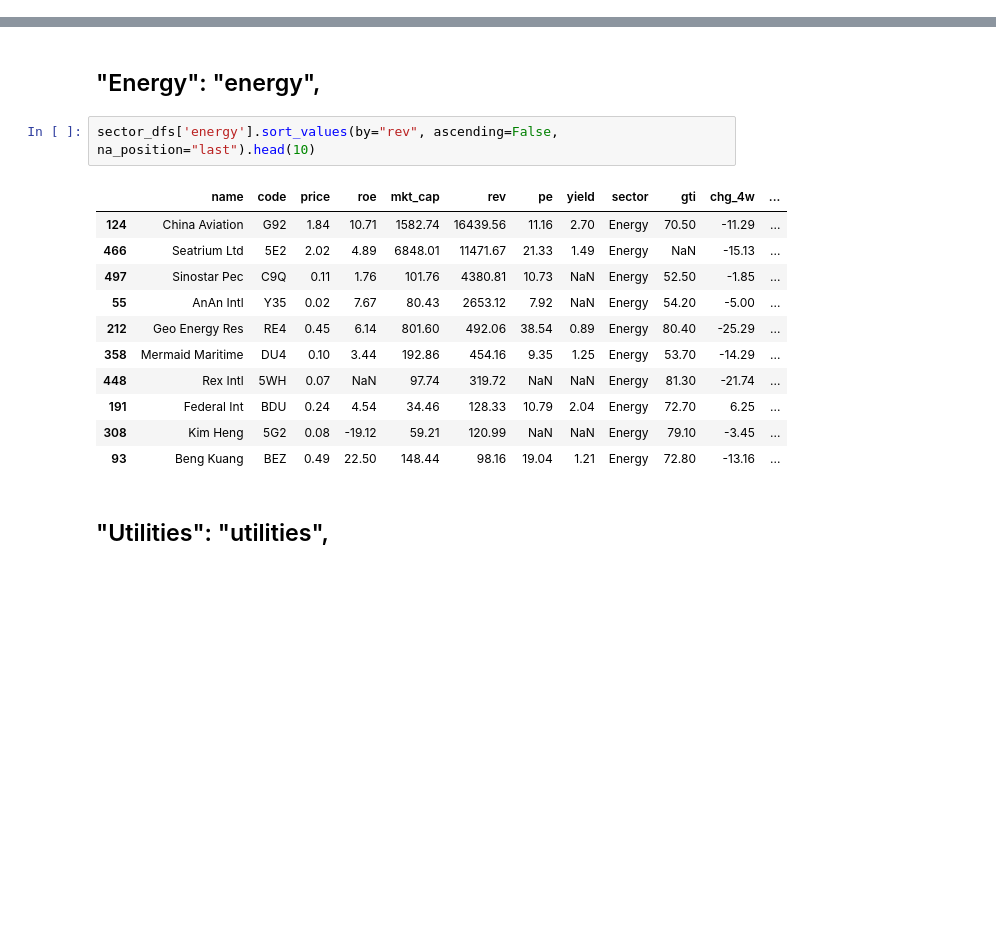
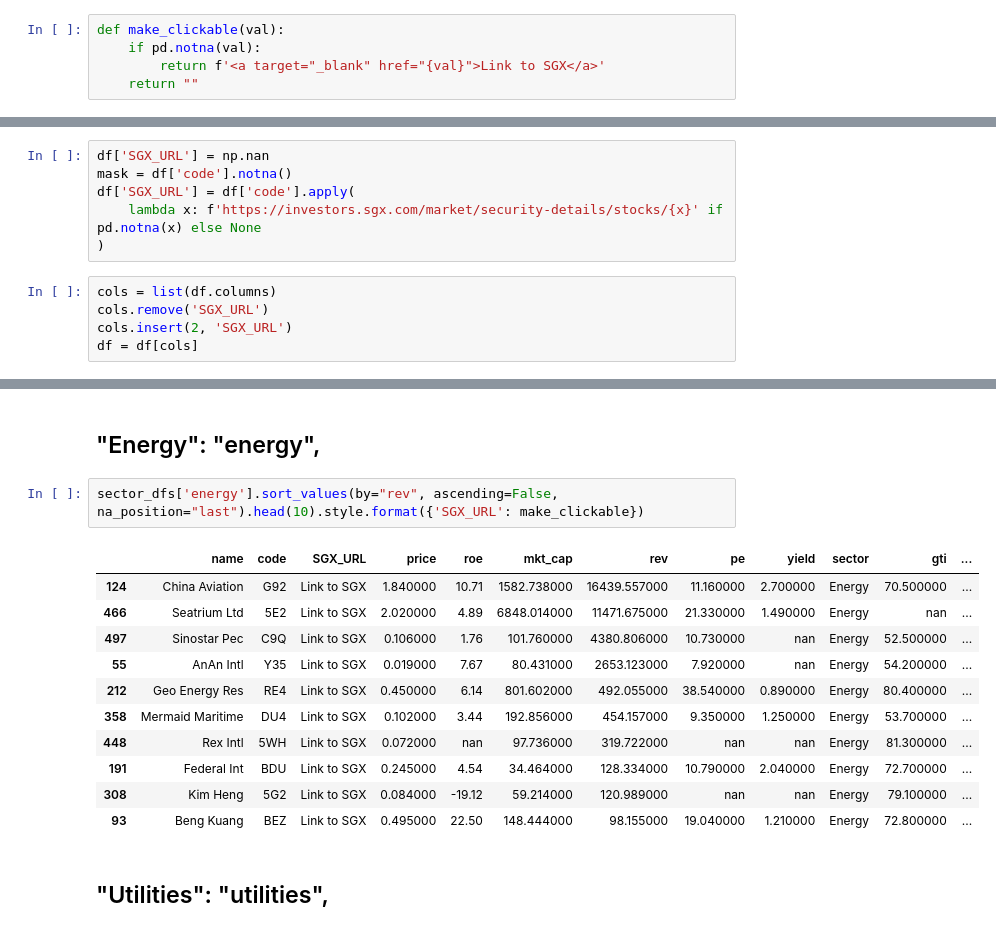
Before and after one commit to mrsmmori1234/notebooks_rep, a Jupyter notebook: notebooks/sgx_securities.ipynb, the cells around one changed output, grey strips where cells are left out. Saved outputs shown, nothing was run; the diff lists cells and outputs as text; blank space fills up the shorter version.

```diff
--- a/notebooks/sgx_securities.ipynb
+++ b/notebooks/sgx_securities.ipynb
@@ -57,6 +27,11 @@ Loading: /home/mrsmmori/notebooks/Win_Downloads/Stock Screener Data 7 Jun 11-8-2
 | 2 | AsiaMedic | 505 | 0.02 | 13.34 | SGD 26.4 | SGD 35.221 | 13.14 | NaN | Healthcare | ... |
 | 3 | Fuji Offset | 508 | 0.73 | 2.33 | SGD 43.736 | SGD 3.274 | 48.34 | 0.68 | Industrials | ... |
 | 4 | DISA | 532 | 0.00 | -137.72 | SGD 14.09 | SGD 2.667 | NaN | NaN | Technology | ... |
+# %%
+def make_clickable(val):
+    if pd.notna(val):
+        return f'<a target="_blank" href="{val}">Link to SGX</a>'
+    return ""
 # %% [markdown]
 # Data Clearning
 # %%
@@ -199,6 +174,17 @@ df.head(5)
 | 2 | AsiaMedic | 505 | 0.02 | 13.34 | 26.40 | 35.22 | 13.14 | NaN | Healthcare | 66.00 | 0.00 | ... |
 | 3 | Fuji Offset | 508 | 0.73 | 2.33 | 43.74 | 3.27 | 48.34 | 0.68 | Industrials | 70.00 | 28.95 | ... |
 | 4 | DISA | 532 | 0.00 | -137.72 | 14.09 | 2.67 | NaN | NaN | Technology | 34.00 | 0.00 | ... |
+# %%
+df['SGX_URL'] = np.nan
+mask = df['code'].notna()
+df['SGX_URL'] = df['code'].apply(
+    lambda x: f'https://investors.sgx.com/market/security-details/stocks/{x}' if pd.notna(x) else None
+)
+# %%
+cols = list(df.columns)
+cols.remove('SGX_URL')
+cols.insert(2, 'SGX_URL')
+df = df[cols]
 # %%
 # 極限まで短くしたい場合のマッピング定義
 short_mapping = {
@@ -350,19 +336,19 @@ sector_dfs['estate'].sort_values(by="rev", ascending=False, na_position="last").
 # %% [markdown]
 ## "Energy": "energy",
 # %%
-sector_dfs['energy'].sort_values(by="rev", ascending=False, na_position="last").head(10)
+sector_dfs['energy'].sort_values(by="rev", ascending=False, na_position="last").head(10).style.format({'SGX_URL': make_clickable})
 # %% [output]
-|  | name | code | price | roe | mkt_cap | rev | pe | yield | sector | gti | chg_4w | ... |
-| 124 | China Aviation | G92 | 1.84 | 10.71 | 1582.74 | 16439.56 | 11.16 | 2.70 | Energy | 70.50 | -11.29 | ... |
-| 466 | Seatrium Ltd | 5E2 | 2.02 | 4.89 | 6848.01 | 11471.67 | 21.33 | 1.49 | Energy | NaN | -15.13 | ... |
-| 497 | Sinostar Pec | C9Q | 0.11 | 1.76 | 101.76 | 4380.81 | 10.73 | NaN | Energy | 52.50 | -1.85 | ... |
-| 55 | AnAn Intl | Y35 | 0.02 | 7.67 | 80.43 | 2653.12 | 7.92 | NaN | Energy | 54.20 | -5.00 | ... |
-| 212 | Geo Energy Res | RE4 | 0.45 | 6.14 | 801.60 | 492.06 | 38.54 | 0.89 | Energy | 80.40 | -25.29 | ... |
-| 358 | Mermaid Maritime | DU4 | 0.10 | 3.44 | 192.86 | 454.16 | 9.35 | 1.25 | Energy | 53.70 | -14.29 | ... |
-| 448 | Rex Intl | 5WH | 0.07 | NaN | 97.74 | 319.72 | NaN | NaN | Energy | 81.30 | -21.74 | ... |
-| 191 | Federal Int | BDU | 0.24 | 4.54 | 34.46 | 128.33 | 10.79 | 2.04 | Energy | 72.70 | 6.25 | ... |
-| 308 | Kim Heng | 5G2 | 0.08 | -19.12 | 59.21 | 120.99 | NaN | NaN | Energy | 79.10 | -3.45 | ... |
-| 93 | Beng Kuang | BEZ | 0.49 | 22.50 | 148.44 | 98.16 | 19.04 | 1.21 | Energy | 72.80 | -13.16 | ... |
+|  | name | code | SGX_URL | price | roe | mkt_cap | rev | pe | yield | sector | gti | ... |
+| 124 | China Aviation | G92 | Link to SGX | 1.840000 | 10.71 | 1582.738000 | 16439.557000 | 11.160000 | 2.700000 | Energy | 70.500000 | ... |
+| 466 | Seatrium Ltd | 5E2 | Link to SGX | 2.020000 | 4.89 | 6848.014000 | 11471.675000 | 21.330000 | 1.490000 | Energy | nan | ... |
+| 497 | Sinostar Pec | C9Q | Link to SGX | 0.106000 | 1.76 | 101.760000 | 4380.806000 | 10.730000 | nan | Energy | 52.500000 | ... |
+| 55 | AnAn Intl | Y35 | Link to SGX | 0.019000 | 7.67 | 80.431000 | 2653.123000 | 7.920000 | nan | Energy | 54.200000 | ... |
+| 212 | Geo Energy Res | RE4 | Link to SGX | 0.450000 | 6.14 | 801.602000 | 492.055000 | 38.540000 | 0.890000 | Energy | 80.400000 | ... |
+| 358 | Mermaid Maritime | DU4 | Link to SGX | 0.102000 | 3.44 | 192.856000 | 454.157000 | 9.350000 | 1.250000 | Energy | 53.700000 | ... |
+| 448 | Rex Intl | 5WH | Link to SGX | 0.072000 | nan | 97.736000 | 319.722000 | nan | nan | Energy | 81.300000 | ... |
+| 191 | Federal Int | BDU | Link to SGX | 0.245000 | 4.54 | 34.464000 | 128.334000 | 10.790000 | 2.040000 | Energy | 72.700000 | ... |
+| 308 | Kim Heng | 5G2 | Link to SGX | 0.084000 | -19.12 | 59.214000 | 120.989000 | nan | nan | Energy | 79.100000 | ... |
+| 93 | Beng Kuang | BEZ | Link to SGX | 0.495000 | 22.50 | 148.444000 | 98.155000 | 19.040000 | 1.210000 | Energy | 72.800000 | ... |
 # %% [markdown]
 ## "Utilities": "utilities",
 # %%
```
Also changed, not shown: parts of 13 cells of this notebook, 5 other files.
